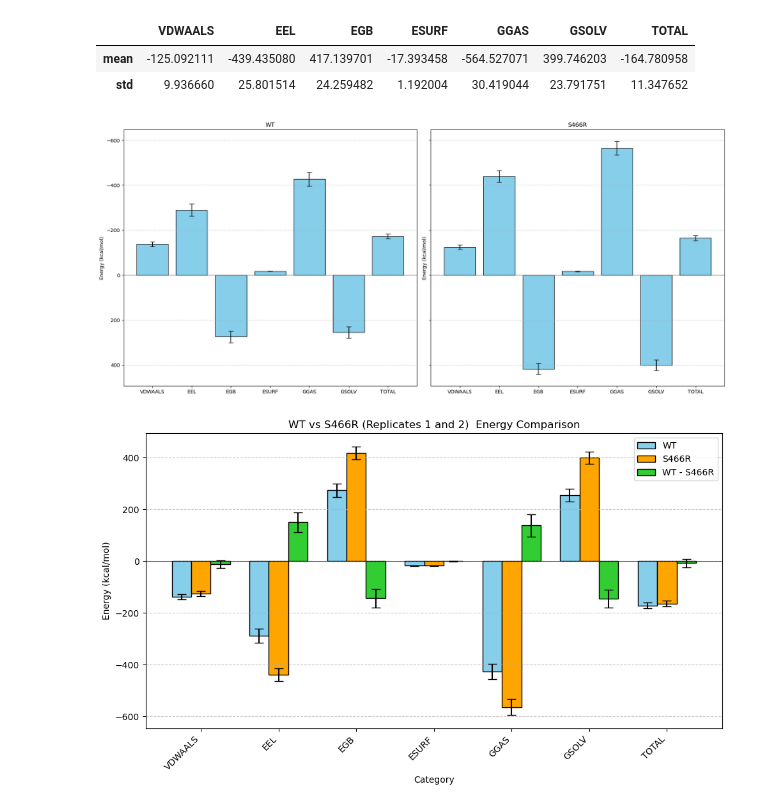
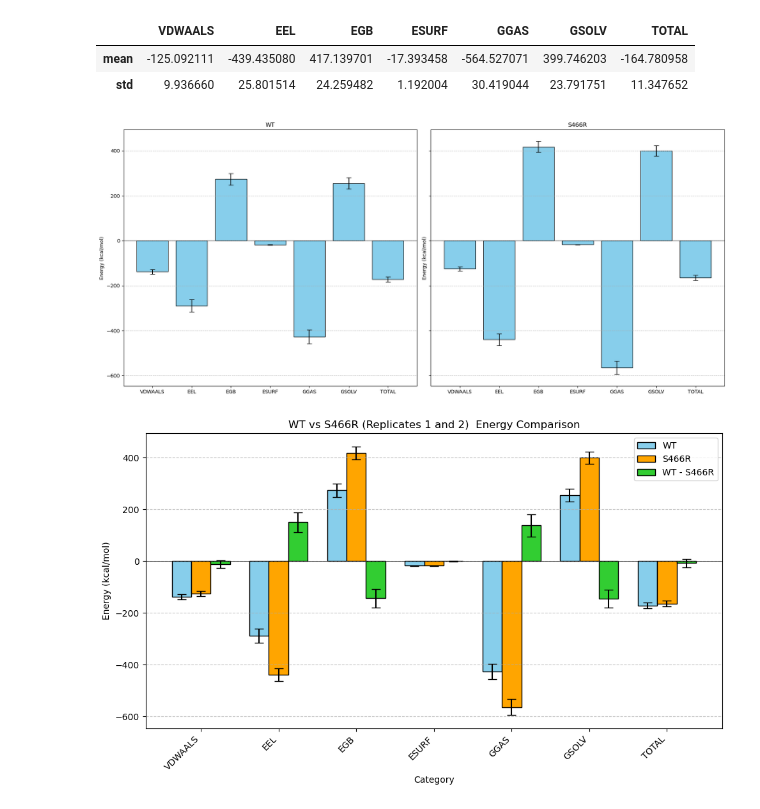
Before and after one commit to lacilab/IMDIA, a Jupyter notebook: scripts/notebooks/WT_S466R_reps12_gbsa_analysis .ipynb, the cells around one changed output. Drawn from its saved outputs; the diff is of its cells as text; code cells hidden in the pictures.

```diff
--- a/scripts/notebooks/WT_S466R_reps12_gbsa_analysis .ipynb
+++ b/scripts/notebooks/WT_S466R_reps12_gbsa_analysis .ipynb
@@ -199,33 +199,33 @@ S466R_combined_df
 # %%
 
 # Find global min and max
 all_data = [
     wt_combined_df.transpose().values,
     S466R_combined_df.transpose().values,
 ]
 global_min = min([np.nanmin(data) for data in all_data])
 global_max = max([np.nanmax(data) for data in all_data])
 
 fig, axes = plt.subplots(1, 2, figsize=(18, 8), sharey=True, sharex=True)
 ax1, ax2 = axes.flatten()
 
 plots = [
     (wt_combined_df.transpose(), ax1, 'WT'),
     (S466R_combined_df.transpose(), ax2, 'S466R'),
 ]
 
 for df, ax, title in plots:
     ax.bar(df.index, df['mean'], yerr=df['std'], capsize=5, color='skyblue', edgecolor='black')
     ax.set_title(title)
     ax.set_ylabel('Energy (kcal/mol)')
     ax.grid(True, axis='y', linestyle='--', alpha=0.7)
     ax.axhline(0, color='black', linewidth=0.5)
 
-plt.gca().invert_yaxis()
+
 plt.tight_layout()
 plt.show()
 # %% [output]
-[figure, old version]
+[figure, new version]
 # %%
 wt_combined_df_t = wt_combined_df.transpose()
 S466R_combined_df_t = S466R_combined_df.transpose()
```
Also changed, not shown: parts of 9 cells of this notebook, 28 other files.
